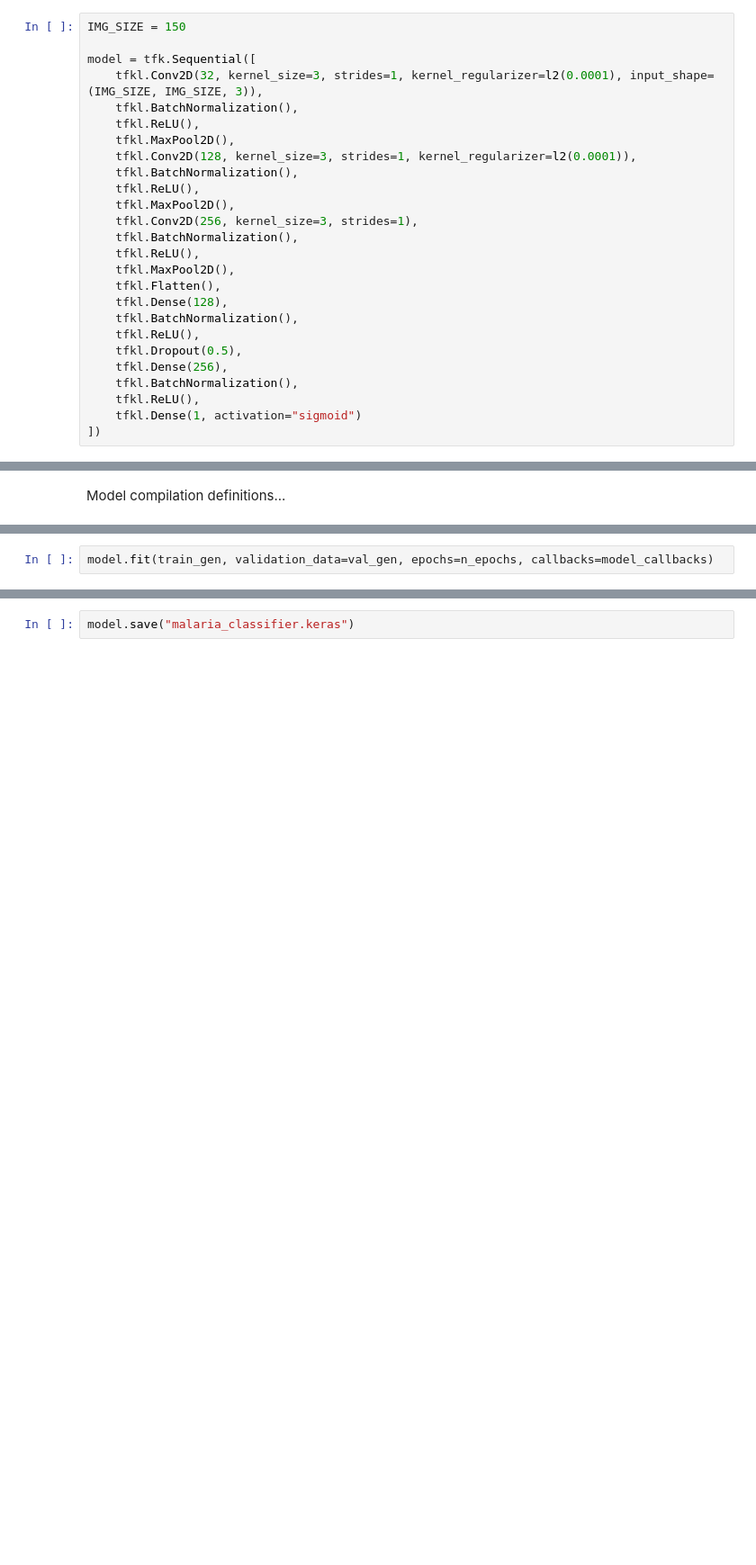
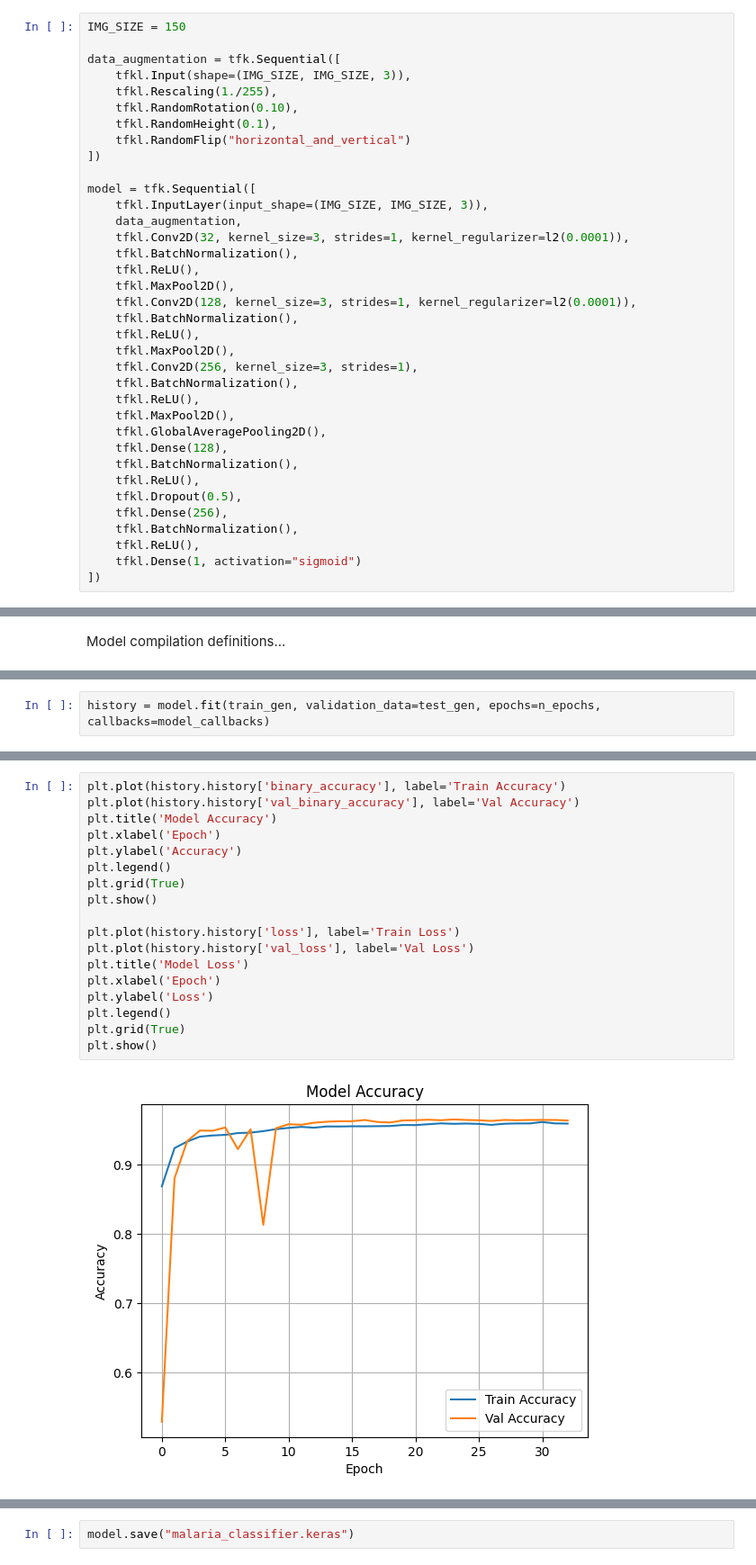
Before and after one commit to VohraAK/NIH-Malaria-Classifier, a Jupyter notebook: notebook.ipynb, the cells around one changed output, grey strips where cells are left out. Shown at 90% size. Cells and saved outputs as stored; diff of their text form; blank space fills up the shorter version.

Commit message:
added model evaluation stats

```diff
--- a/notebook.ipynb
+++ b/notebook.ipynb
@@ -21,8 +43,18 @@ print(tf.config.list_physical_devices())
 # %%
 IMG_SIZE = 150
 
+data_augmentation = tfk.Sequential([
+    tfkl.Input(shape=(IMG_SIZE, IMG_SIZE, 3)),
+    tfkl.Rescaling(1./255),
+    tfkl.RandomRotation(0.10),
+    tfkl.RandomHeight(0.1),
+    tfkl.RandomFlip("horizontal_and_vertical")
+])
+
 model = tfk.Sequential([
-    tfkl.Conv2D(32, kernel_size=3, strides=1, kernel_regularizer=l2(0.0001), input_shape=(IMG_SIZE, IMG_SIZE, 3)),
+    tfkl.InputLayer(input_shape=(IMG_SIZE, IMG_SIZE, 3)),
+    data_augmentation,
+    tfkl.Conv2D(32, kernel_size=3, strides=1, kernel_regularizer=l2(0.0001)),
     tfkl.BatchNormalization(),
     tfkl.ReLU(),
     tfkl.MaxPool2D(),
@@ -34,7 +66,7 @@ model = tfk.Sequential([
     tfkl.BatchNormalization(),
     tfkl.ReLU(),
     tfkl.MaxPool2D(),
-    tfkl.Flatten(),
+    tfkl.GlobalAveragePooling2D(),
     tfkl.Dense(128),
     tfkl.BatchNormalization(),
     tfkl.ReLU(),
@@ -153,6 +182,6 @@ Model: "sequential_14"
  Non-trainable params: 1,600 (6.25 KB)
 None
 # %%
-model.fit(train_gen, validation_data=val_gen, epochs=n_epochs, callbacks=model_callbacks)
+history = model.fit(train_gen, validation_data=test_gen, epochs=n_epochs, callbacks=model_callbacks)
 # %% [output]
 Epoch 1/40
@@ -175,0 +204,20 @@ Epoch 21: early stopping
+# %%
+plt.plot(history.history['binary_accuracy'], label='Train Accuracy')
+plt.plot(history.history['val_binary_accuracy'], label='Val Accuracy')
+plt.title('Model Accuracy')
+plt.xlabel('Epoch')
+plt.ylabel('Accuracy')
+plt.legend()
+plt.grid(True)
+plt.show()
+
+plt.plot(history.history['loss'], label='Train Loss')
+plt.plot(history.history['val_loss'], label='Val Loss')
+plt.title('Model Loss')
+plt.xlabel('Epoch')
+plt.ylabel('Loss')
+plt.legend()
+plt.grid(True)
+plt.show()
+# %% [output]
+[figure, added]
```
Also changed, not shown: parts of 14 cells of this notebook, 1 other file.
